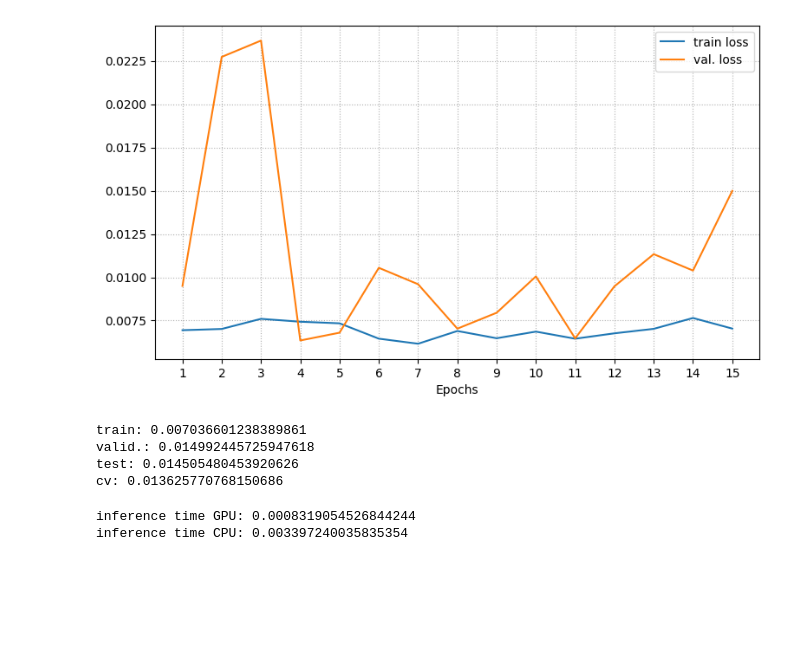
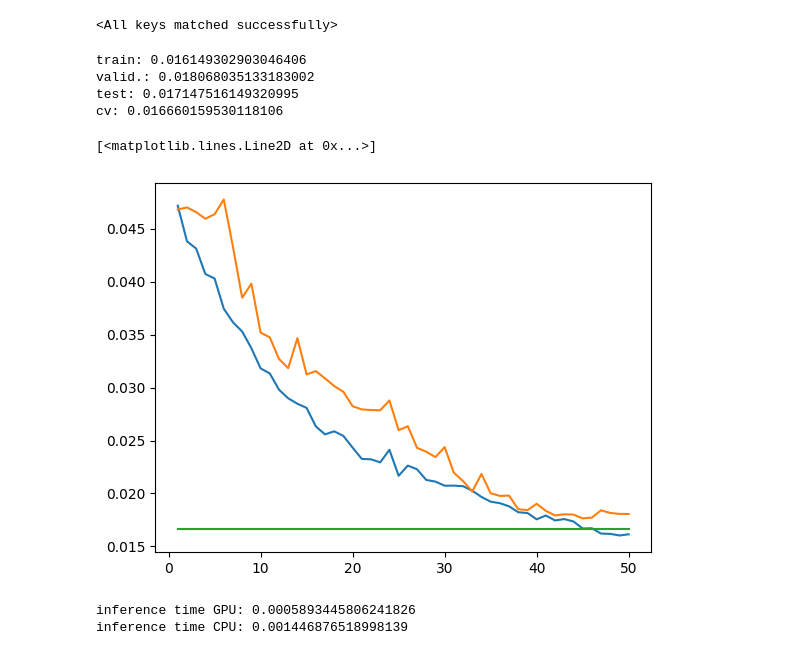
Before and after one commit to maurotella/SML_project_2024, a Jupyter notebook: pytorch/Mobile_training.ipynb, the cells around one changed output. Saved outputs shown, nothing was run; the diff lists cells and outputs as text; code cells hidden in the pictures; blank space fills up the shorter version.

```diff
--- a/pytorch/Mobile_training.ipynb
+++ b/pytorch/Mobile_training.ipynb
@@ -39,34 +77,34 @@ EPOCH 15
+# %%
+net = mobilenet_v3_small()
+net.load_state_dict(load(f'models/{netName}_net.pth',weights_only=True))
+# %% [output]
+<All keys matched successfully>
 # %%
-to_json('results/mobilenet.json',all_loss)
-net = mobilenet_v3_small()
-net.load_state_dict(load('models/mobile_net.pth',weights_only=True))
-all_loss = load_json('results/mobilenet.json')
-plt.subplots(figsize=(9,5))
-epochs = len(all_loss['all-loss'][0]['train'])
-plt.plot(range(1,epochs+1),all_loss['all-loss'][-1]['train'],label='train loss')
-plt.plot(range(1,epochs+1),all_loss['all-loss'][-1]['validation'],label='val. loss')
-plt.xticks(range(1,epochs+1))
-plt.legend()
-plt.xlabel('Epochs')
-plt.grid(linestyle='dotted')
-plt.savefig('mobilenet_loss.pdf',bbox_inches='tight', pad_inches=0)
+epochs_loss = load_json(f'results/{netName}net.json')
+cv = epochs_loss['cv']
+test = epochs_loss['test']
+validation = epochs_loss['validation'][-1]
+train = epochs_loss['train'][-1]
+print(f'train: {train}\nvalid.: {validation}\ntest: {test}\ncv: {cv}')
 # %% [output]
-[figure, removed]
+train: 0.016149302903046406
+valid.: 0.018068035133183002
+test: 0.017147516149320995
+cv: 0.016660159530118106
-# %%
-cv = all_loss['CV-loss']
-test = test_error(net,make_test_set())
-validation = all_loss['all-loss'][-1]['validation'][-1]
-train = all_loss['all-loss'][-1]['train'][-1]
-
-print(f'train: {train}\nvalid.: {validation}\ntest: {test}\ncv: {cv}')
-# %% [output]
-train: 0.007036601238389861
-valid.: 0.014992445725947618
-test: 0.014505480453920626
-cv: 0.013625770768150686
+# %%
+epochs = len(epochs_loss['validation'])
+first_epoch = 1
+epochsX = range(first_epoch,epochs+1)
+plt.plot(epochsX, epochs_loss['train'][first_epoch-1:])
+plt.plot(epochsX, epochs_loss['validation'][first_epoch-1:])
+plt.plot([first_epoch,epochs], [cv]*2)
+#plt.plot([first_epoch,epochs], [test]*2)
+# %% [output]
+[<matplotlib.lines.Line2D at 0x...>]
+[figure, added]
 # %%
 testloader = DataLoader(
-    make_test_set(), batch_size=4, shuffle=False, num_workers=2
+    make_test_set(), batch_size=1, shuffle=False, num_workers=2
 )
 net.eval()
 total_time = 0
@@ -106,8 +144,8 @@ for data in testloader:
 inf_time = total_time/len(testloader)
 print(f'inference time CPU: {inf_time}')
 # %% [output]
-inference time GPU: 0.0008319054526844244
-inference time CPU: 0.003397240035835354
+inference time GPU: 0.0005893445806241826
+inference time CPU: 0.001446876518998139
 # %%
 param_size = 0
 for param in net.parameters():
```
Also changed, not shown: parts of 7 cells of this notebook, 34 other files.
